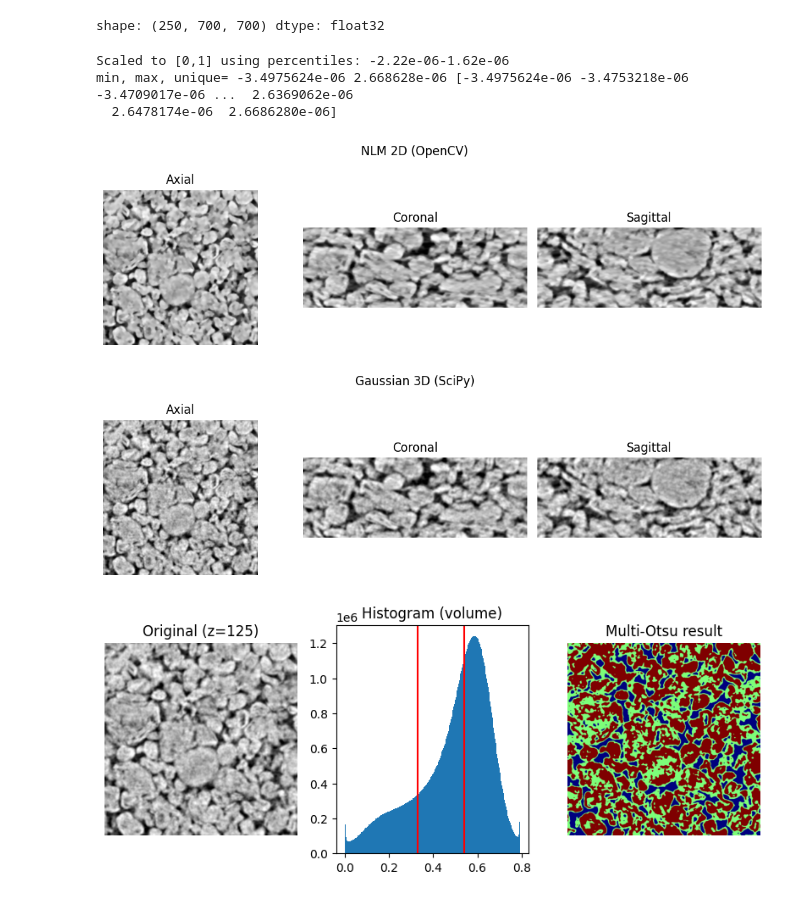
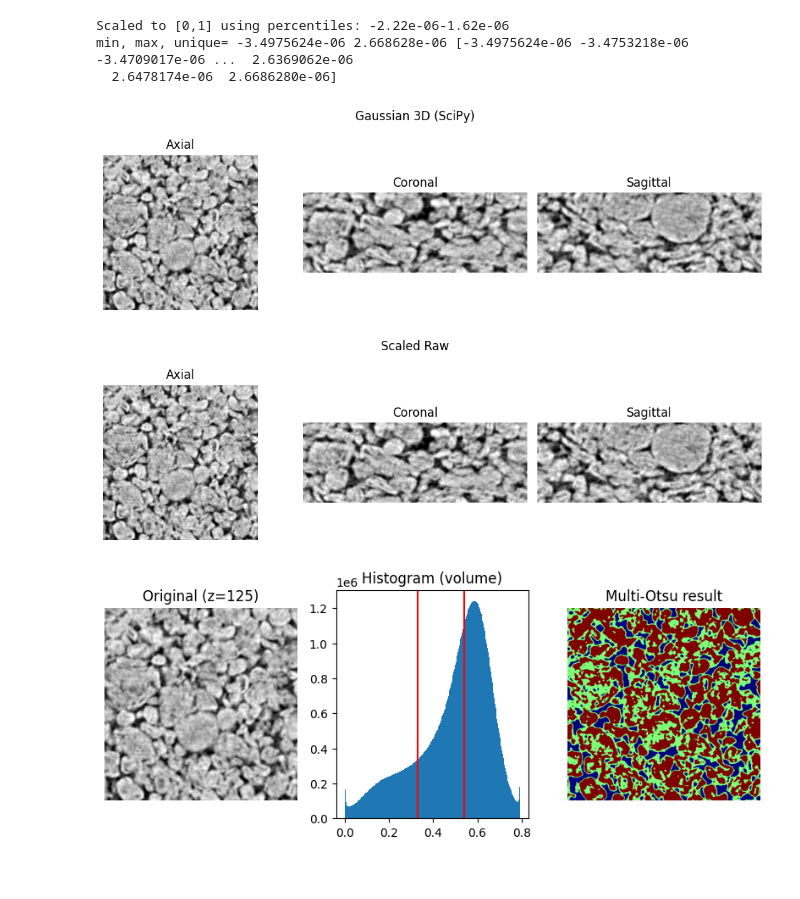
Before and after one commit to aryziz/CTSeg3D-IKT213, a Jupyter notebook: notebooks/preprocessing.ipynb, the cells around one changed output. Saved outputs shown, nothing was run; the diff lists cells and outputs as text; code cells hidden in the pictures.

```diff
--- a/notebooks/preprocessing.ipynb
+++ b/notebooks/preprocessing.ipynb
@@ -2,8 +2,6 @@
 import numpy as np
 import matplotlib.pyplot as plt
 import tifffile as tiff
-vol = tiff.imread("../data/Litarion.tif").astype(np.float32)
-print("shape:", vol.shape, "dtype:", vol.dtype)
 
 # show mid-slices
 def show3(v: np.ndarray, title=""):
@@ -14,16 +12,10 @@ def show3(v: np.ndarray, title=""):
     axs[2].imshow(v[:,:,x//2], cmap="gray"); axs[2].set_title("Sagittal")
     for a in axs: a.axis("off")
     fig.suptitle(title); plt.tight_layout(); plt.show()
-mask_nanotek = tiff.imread("../results/Nanotek_GCA2000/Nanotek_GCA2000_mask.tif").astype(np.float32)
-mask_sony = tiff.imread("../results/Sony_VTC5/Sony_VTC5_mask.tif").astype(np.float32)
-mask_litarion = tiff.imread("../results/Litarion/Litarion_mask.tif").astype(np.float32)
-mask_tesla = tiff.imread("../results/Tesla/Tesla_mask.tif").astype(np.float32)
 raw_tesla = tiff.imread("../data/Tesla.tif").astype(np.float32)
 raw_litarion = tiff.imread("../data/Litarion.tif").astype(np.float32)
 raw_nanotek = tiff.imread("../data/Nanotek_GCA2000.tif").astype(np.float32)
 raw_sony = tiff.imread("../data/Sony_VTC5.tif").astype(np.float32)
-# %% [output]
-shape: (250, 700, 700) dtype: float32
 # %%
 from typing import Tuple
 from skimage.restoration import denoise_tv_chambolle
@@ -120,25 +79,22 @@ def nlm2d_opencv(volume: np.ndarray, h=0.9, template_window=5, search_window=13)
 # %%
 from tifffile import imread
 from scipy.ndimage import gaussian_filter
 
 v_raw = imread("../data/Litarion.tif")
 v_scaled, p1, p2 = clip_and_scale(v_raw, pcts=(0.5, 99.5))
 
 print(f"Scaled to [0,1] using percentiles: {p1:.2e}-{p2:.2e}")
 print("min, max, unique=", np.min(v_raw), np.max(v_raw), np.unique(v_raw))
 
-out_nlm = nlm2d_opencv(v_scaled, h=0.9, template_window=5, search_window=13)
-
 out_gauss = gaussian_filter(v_scaled, sigma=1.0)
-
-show3(out_nlm, "NLM 2D (OpenCV)")
 show3(out_gauss, "Gaussian 3D (SciPy)")
+show3(v_scaled, "Scaled Raw")
 # %% [output]
 Scaled to [0,1] using percentiles: -2.22e-06-1.62e-06
 min, max, unique= -3.4975624e-06 2.668628e-06 [-3.4975624e-06 -3.4753218e-06 -3.4709017e-06 ...  2.6369062e-06
   2.6478174e-06  2.6686280e-06]
-[figure, old version]
+[figure, new version]
-[figure, old version]
+[figure, new version]
 # %%
 import matplotlib
 import matplotlib.pyplot as plt
```
Also changed, not shown: parts of 3 cells of this notebook, 5 other files.
